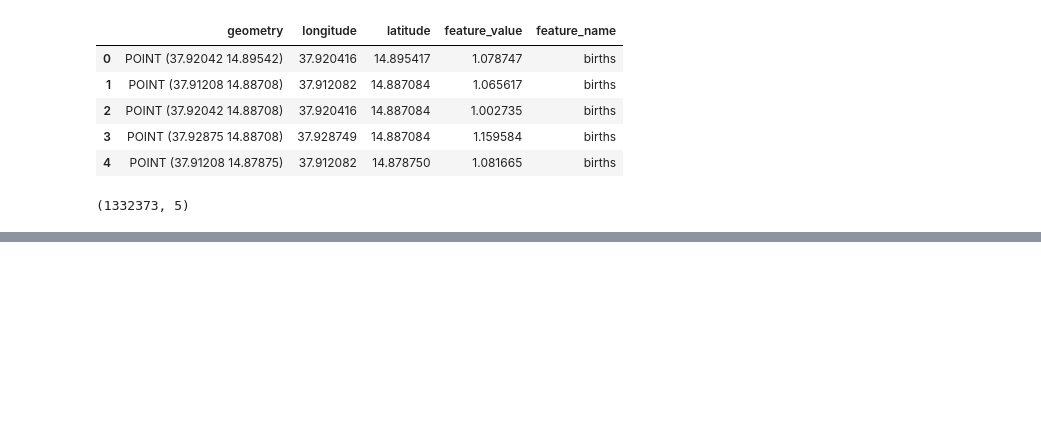
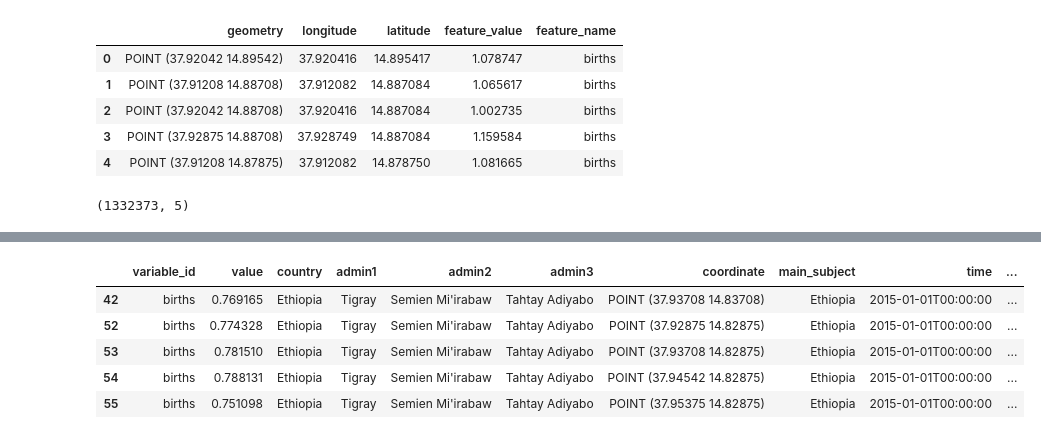
Before and after one commit to WorldModelers/Datamart-Integration, a Jupyter notebook: non-tabular-integration/worldpop-births.ipynb, the cells around one changed output, grey strips where cells are left out. Cells and saved outputs as stored; diff of their text form; code cells hidden in the pictures; blank space fills up the shorter version.

```diff
--- a/non-tabular-integration/worldpop-births.ipynb
+++ b/non-tabular-integration/worldpop-births.ipynb
@@ -116,0 +148,18 @@ gdf.shape
+# %%
+gdf_ = gdf_[['feature_name','feature_value','country','admin1','admin2','admin3', 'geometry']]
+
+gdf_ = gdf_.rename(columns={'feature_value': 'value','feature_name':'variable_id', 'geometry': 'coordinate'})
+
+gdf_['main_subject'] = gdf_['country']
+
+gdf_['time'] = '2015-01-01T00:00:00'
+gdf_['time_precision'] = 'year'
+# %%
+gdf_.head()
+# %% [output]
+|  | variable_id | value | country | admin1 | admin2 | admin3 | coordinate | main_subject | time | ... |
+| 42 | births | 0.769165 | Ethiopia | Tigray | Semien Mi'irabaw | Tahtay Adiyabo | POINT (37.93708 14.83708) | Ethiopia | 2015-01-01T00:00:00 | ... |
+| 52 | births | 0.774328 | Ethiopia | Tigray | Semien Mi'irabaw | Tahtay Adiyabo | POINT (37.92875 14.82875) | Ethiopia | 2015-01-01T00:00:00 | ... |
+| 53 | births | 0.781510 | Ethiopia | Tigray | Semien Mi'irabaw | Tahtay Adiyabo | POINT (37.93708 14.82875) | Ethiopia | 2015-01-01T00:00:00 | ... |
+| 54 | births | 0.788131 | Ethiopia | Tigray | Semien Mi'irabaw | Tahtay Adiyabo | POINT (37.94542 14.82875) | Ethiopia | 2015-01-01T00:00:00 | ... |
+| 55 | births | 0.751098 | Ethiopia | Tigray | Semien Mi'irabaw | Tahtay Adiyabo | POINT (37.95375 14.82875) | Ethiopia | 2015-01-01T00:00:00 | ... |
```
Also changed, not shown: parts of 11 cells of this notebook, 6 other files.
